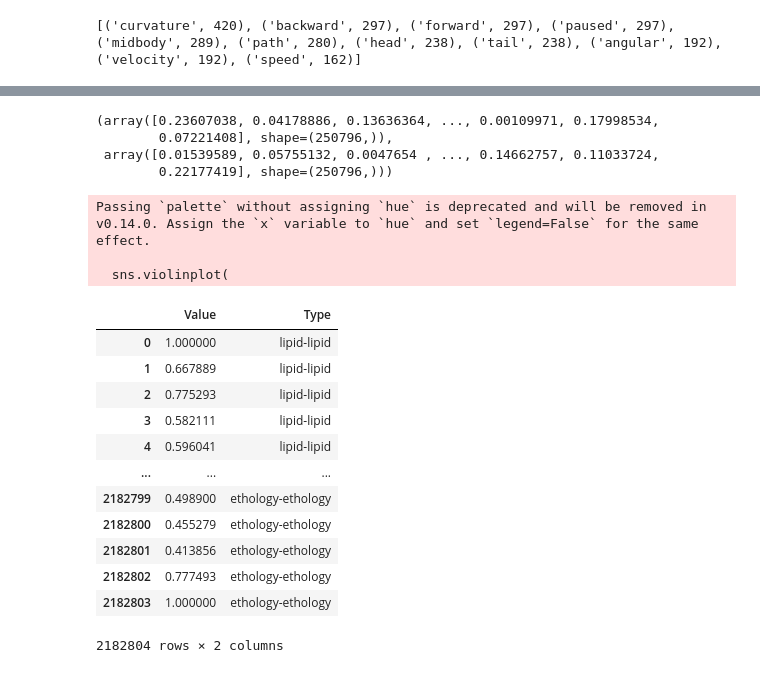
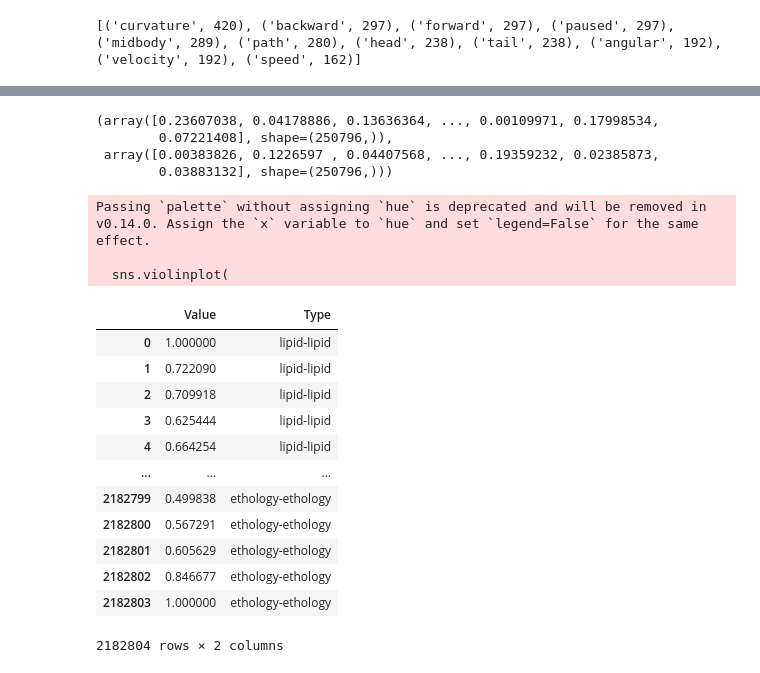
Before and after one commit to creeper349/scMM, a Jupyter notebook: wormethology.ipynb, the cells around one changed output, grey strips where cells are left out. Cells and saved outputs as stored; diff of their text form; code cells hidden in the pictures.

```diff
--- a/wormethology.ipynb
+++ b/wormethology.ipynb
@@ -188,7 +191,7 @@ batch_lion_wordclouds(
 corr_engine.plot_corr_dist(
     omics1 = "lipid",
     omics2 = "ethology",
-    method = "spearman",
+    method = "pearson",
     show_random_corr = True,
     random_seed = 42,
     figsize = (6, 4),
@@ -197,28 +200,29 @@ corr_engine.plot_corr_dist(
 # %% [output]
 (array([0.23607038, 0.04178886, 0.13636364, ..., 0.00109971, 0.17998534,
         0.07221408], shape=(250796,)),
- array([0.01539589, 0.05755132, 0.0047654 , ..., 0.14662757, 0.11033724,
-        0.22177419], shape=(250796,)))
+ array([0.00383826, 0.1226597 , 0.04407568, ..., 0.19359232, 0.02385873,
+        0.03883132], shape=(250796,)))
 # %%
 corr_engine.plot_gini_dist(
     omics1 = "lipid",
     omics2 = "ethology",
-    metric = "abs_r"
+    metric = "abs_r",
+    method = "pearson"
 )
 # %% [output]
 Passing `palette` without assigning `hue` is deprecated and will be removed in v0.14.0. Assign the `x` variable to `hue` and set `legend=False` for the same effect.
 
   sns.violinplot(
 |  | Value | Type |
 | 0 | 1.000000 | lipid-lipid |
-| 1 | 0.667889 | lipid-lipid |
-| 2 | 0.775293 | lipid-lipid |
-| 3 | 0.582111 | lipid-lipid |
-| 4 | 0.596041 | lipid-lipid |
+| 1 | 0.722090 | lipid-lipid |
+| 2 | 0.709918 | lipid-lipid |
+| 3 | 0.625444 | lipid-lipid |
+| 4 | 0.664254 | lipid-lipid |
 | ... | ... | ... |
-| 2182799 | 0.498900 | ethology-ethology |
-| 2182800 | 0.455279 | ethology-ethology |
-| 2182801 | 0.413856 | ethology-ethology |
-| 2182802 | 0.777493 | ethology-ethology |
+| 2182799 | 0.499838 | ethology-ethology |
+| 2182800 | 0.567291 | ethology-ethology |
+| 2182801 | 0.605629 | ethology-ethology |
+| 2182802 | 0.846677 | ethology-ethology |
 | 2182803 | 1.000000 | ethology-ethology |
 2182804 rows × 2 columns
```
Also changed, not shown: parts of 5 cells of this notebook, 14 other files.
